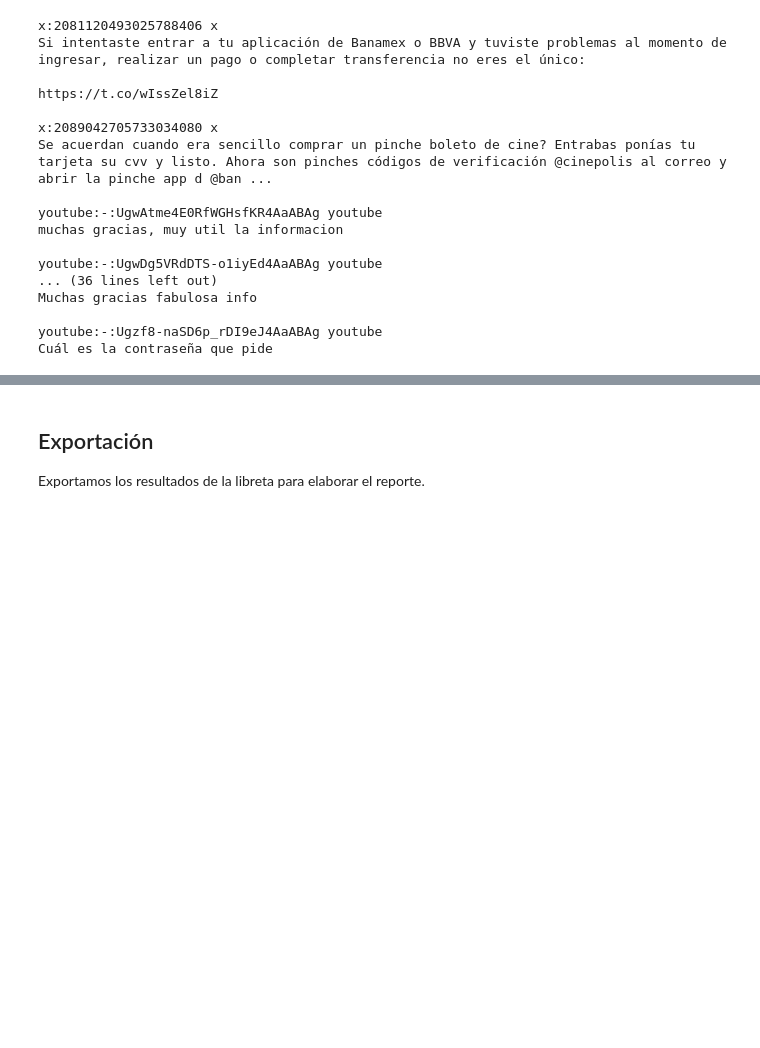
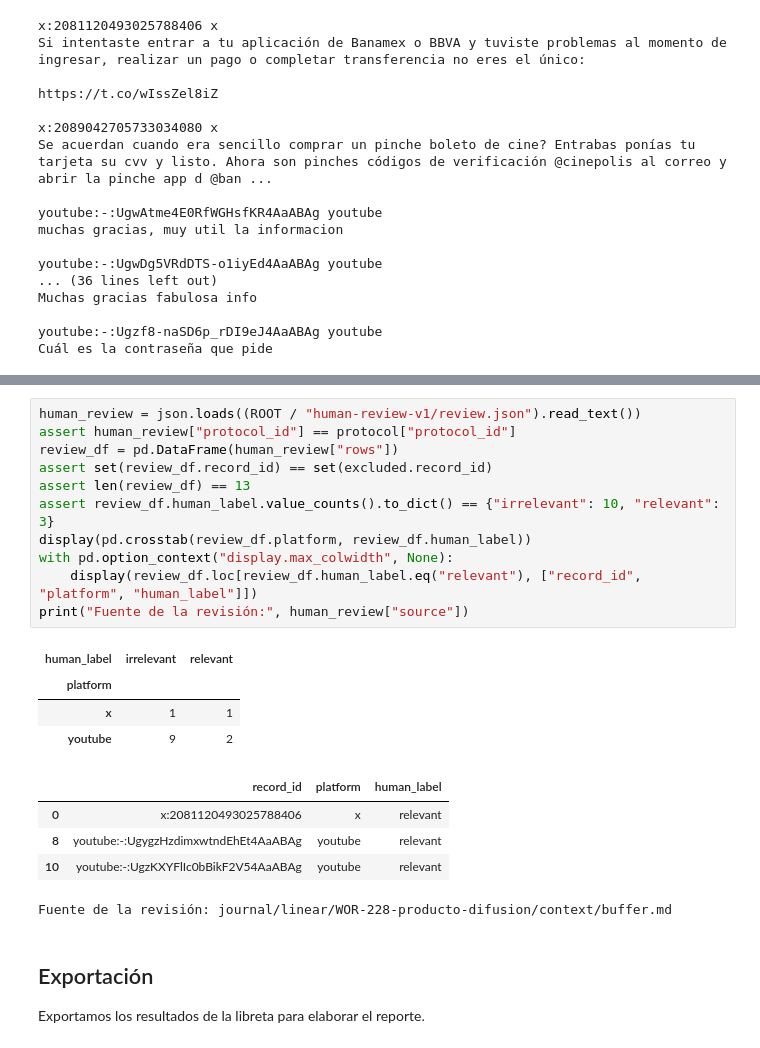
Before and after one commit to nessBautista/voc, a Jupyter notebook: reports/difusion/comparacion-base-alternativa.ipynb, the cells around one changed output, grey strips where cells are left out. Cells and saved outputs as stored; diff of their text form; blank space fills up the shorter version.

Commit message:
docs(evaluation): record human review of all diffusion exclusions

```diff
--- a/reports/difusion/comparacion-base-alternativa.ipynb
+++ b/reports/difusion/comparacion-base-alternativa.ipynb
@@ -219,3 +231,24 @@ Cuál es la contraseña que pide
+# %%
+human_review = json.loads((ROOT / "human-review-v1/review.json").read_text())
+assert human_review["protocol_id"] == protocol["protocol_id"]
+review_df = pd.DataFrame(human_review["rows"])
+assert set(review_df.record_id) == set(excluded.record_id)
+assert len(review_df) == 13
+assert review_df.human_label.value_counts().to_dict() == {"irrelevant": 10, "relevant": 3}
+display(pd.crosstab(review_df.platform, review_df.human_label))
+with pd.option_context("display.max_colwidth", None):
+    display(review_df.loc[review_df.human_label.eq("relevant"), ["record_id", "platform", "human_label"]])
+print("Fuente de la revisión:", human_review["source"])
+# %% [output]
+| human_label | irrelevant | relevant |
+| platform |  |  |
+| x | 1 | 1 |
+| youtube | 9 | 2 |
+|  | record_id | platform | human_label |
+| 0 | x:2081120493025788406 | x | relevant |
+| 8 | youtube:-:UgygzHzdimxwtndEhEt4AaABAg | youtube | relevant |
+| 10 | youtube:-:UgzKXYFlIc0bBikF2V54AaABAg | youtube | relevant |
+Fuente de la revisión: journal/linear/WOR-228-producto-difusion/context/buffer.md
 # %% [markdown]
 ## Exportación
 
```
Also changed, not shown: parts of 3 cells of this notebook, 2 other files.
